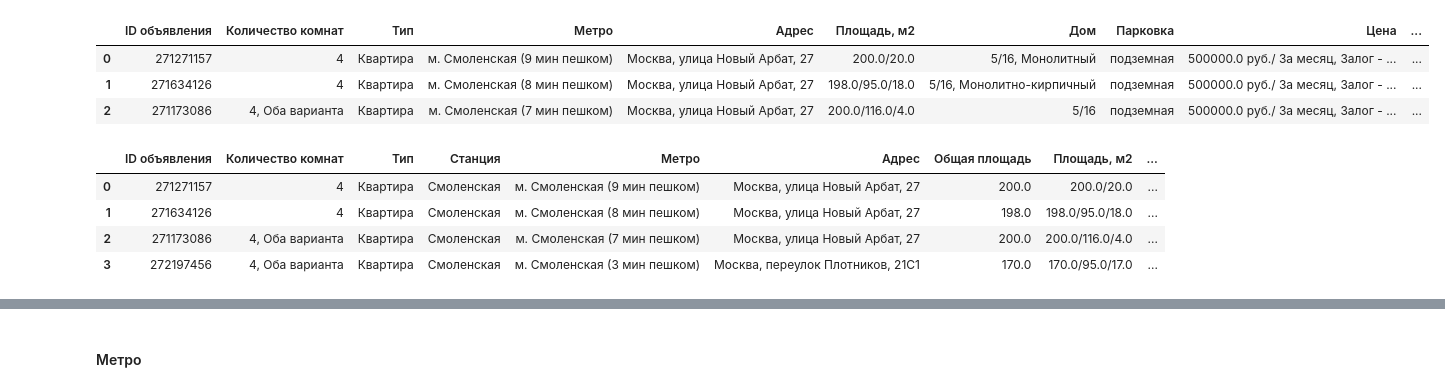
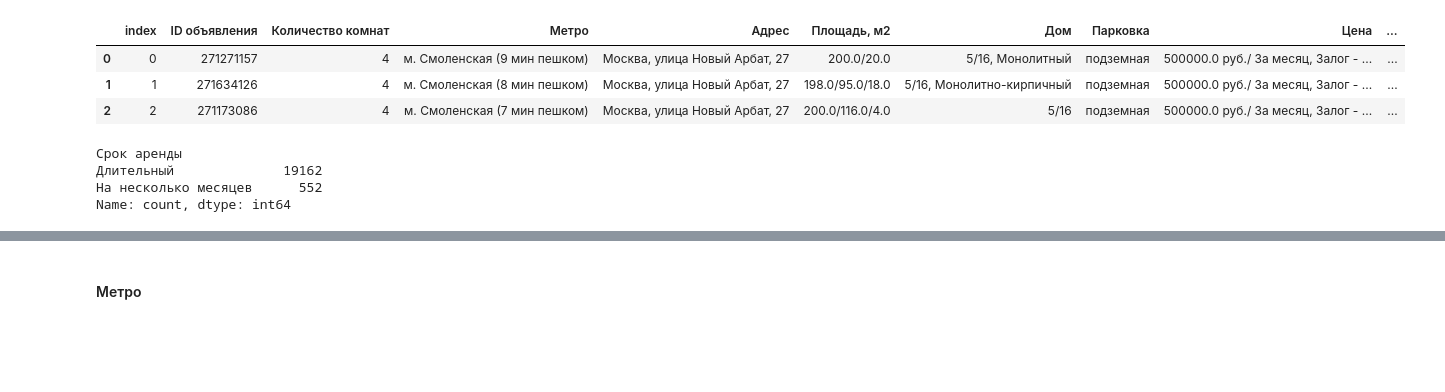
Before and after one commit to SainaAntonova/Project-, a Jupyter notebook: notebooks/preprocessing.ipynb, the cells around one changed output, grey strips where cells are left out. Saved outputs shown, nothing was run; the diff lists cells and outputs as text; code cells hidden in the pictures; blank space fills up the shorter version.

```diff
--- a/notebooks/preprocessing.ipynb
+++ b/notebooks/preprocessing.ipynb
@@ -27,8 +68,9 @@ df.iloc[:, :13]
 # %%
 # удаляем столбец 'Unnamed: 0'
 df = df.drop('Unnamed: 0',axis = 1)
+# удаляем Тип
+df = df.drop('Тип', axis=1)
 # убираем адреса не в Мск
 df = df[df['Адрес'].str.contains('Москва')]
-# удаляем пропуски в колонке Метро
-df = df.dropna(subset=['Метро'])
-df.iloc[:, :13]
+# Оставляем только те, где цена указана в рублях
+df = df[df['Цена'].str.contains('руб.')].reset_index()
@@ -49,2 +77,12 @@ df.iloc[:, :13]
+# %%
+# Количество комнат: приведение к int и заполнение NaN
+df['Количество комнат'] = df['Количество комнат'].str.extract('(\d+)')
+def func(x):
+    try:
+        return int(x)
+    except:
+        return np.NaN
+df['rooms'] = df['Количество комнат'].map(func)
+df.fillna({'rooms': 2}, inplace=True)
 # %%
 # преобразование цены
@@ -74,14 +113,31 @@ def get_deposit(y):
 
 x1 = df['Цена'].map(get_price)
 x2 = df['Цена'].map(get_deposit)
+# %%
+# срок аренды
+def extract_rent_term(text):
+    match = re.search(r'Срок аренды - (Длительный|На несколько месяцев)', text)
+    if match:
+        return match.group(1)
+    else:
+        return None
 # %%
+# добавляем столбцы Цена за мес, залог и срок аренды
+df['Срок аренды'] = df['Цена'].apply(extract_rent_term)
 df.insert(9, "Цена за месяц",x1)
 df.insert(10,'Залог',x2)
 df.head(3)
 # %% [output]
-|  | ID объявления | Количество комнат | Тип | Метро | Адрес | Площадь, м2 | Дом | Парковка | Цена | ... |
-| 0 | 271271157 | 4 | Квартира | м. Смоленская (9 мин пешком) | Москва, улица Новый Арбат, 27 | 200.0/20.0 | 5/16, Монолитный | подземная | 500000.0 руб./ За месяц, Залог - ... | ... |
-| 1 | 271634126 | 4 | Квартира | м. Смоленская (8 мин пешком) | Москва, улица Новый Арбат, 27 | 198.0/95.0/18.0 | 5/16, Монолитно-кирпичный | подземная | 500000.0 руб./ За месяц, Залог - ... | ... |
-| 2 | 271173086 | 4, Оба варианта | Квартира | м. Смоленская (7 мин пешком) | Москва, улица Новый Арбат, 27 | 200.0/116.0/4.0 | 5/16 | подземная | 500000.0 руб./ За месяц, Залог - ... | ... |
+|  | index | ID объявления | Количество комнат | Метро | Адрес | Площадь, м2 | Дом | Парковка | Цена | ... |
+| 0 | 0 | 271271157 | 4 | м. Смоленская (9 мин пешком) | Москва, улица Новый Арбат, 27 | 200.0/20.0 | 5/16, Монолитный | подземная | 500000.0 руб./ За месяц, Залог - ... | ... |
+| 1 | 1 | 271634126 | 4 | м. Смоленская (8 мин пешком) | Москва, улица Новый Арбат, 27 | 198.0/95.0/18.0 | 5/16, Монолитно-кирпичный | подземная | 500000.0 руб./ За месяц, Залог - ... | ... |
+| 2 | 2 | 271173086 | 4 | м. Смоленская (7 мин пешком) | Москва, улица Новый Арбат, 27 | 200.0/116.0/4.0 | 5/16 | подземная | 500000.0 руб./ За месяц, Залог - ... | ... |
+# %%
+df['Срок аренды'].value_counts()
+# %% [output]
+Срок аренды
+Длительный              19162
+На несколько месяцев      552
+Name: count, dtype: int64
 # %%
 # преобразование этажа и этажности дома
@@ -114,9 +183 @@ x = df['Метро'].map(func).map(func2).copy()
 df.insert(3, "Станция", x)
-# %%
-df.head(4)
-# %% [output]
-|  | ID объявления | Количество комнат | Тип | Станция | Метро | Адрес | Общая площадь | Площадь, м2 | ... |
-| 0 | 271271157 | 4 | Квартира | Смоленская | м. Смоленская (9 мин пешком) | Москва, улица Новый Арбат, 27 | 200.0 | 200.0/20.0 | ... |
-| 1 | 271634126 | 4 | Квартира | Смоленская | м. Смоленская (8 мин пешком) | Москва, улица Новый Арбат, 27 | 198.0 | 198.0/95.0/18.0 | ... |
-| 2 | 271173086 | 4, Оба варианта | Квартира | Смоленская | м. Смоленская (7 мин пешком) | Москва, улица Новый Арбат, 27 | 200.0 | 200.0/116.0/4.0 | ... |
-| 3 | 272197456 | 4, Оба варианта | Квартира | Смоленская | м. Смоленская (3 мин пешком) | Москва, переулок Плотников, 21С1 | 170.0 | 170.0/95.0/17.0 | ... |
```
Also changed, not shown: parts of 20 cells of this notebook.
